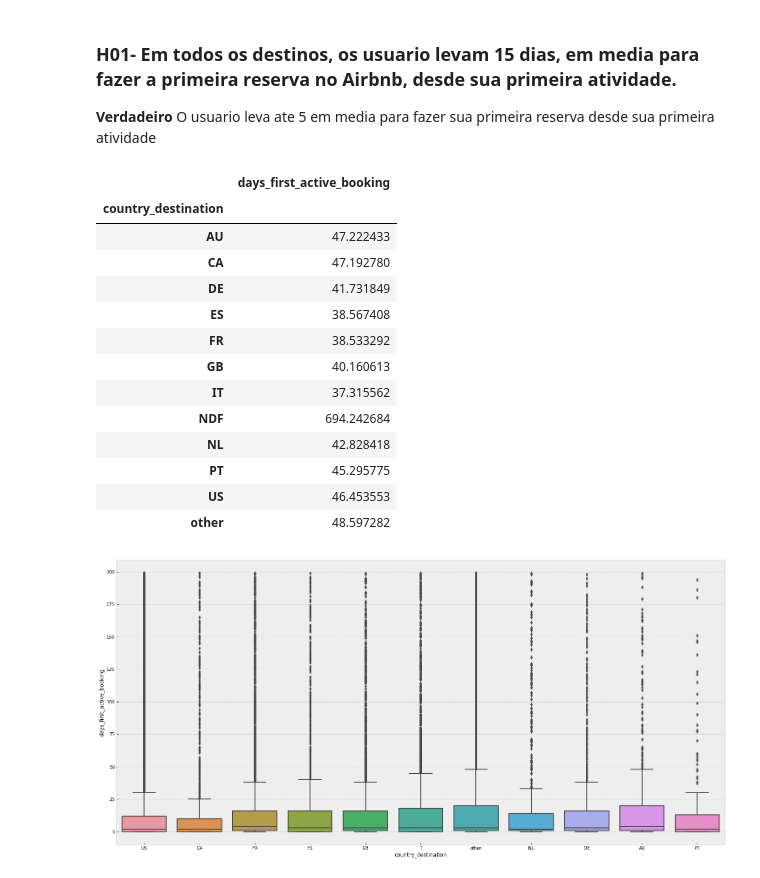
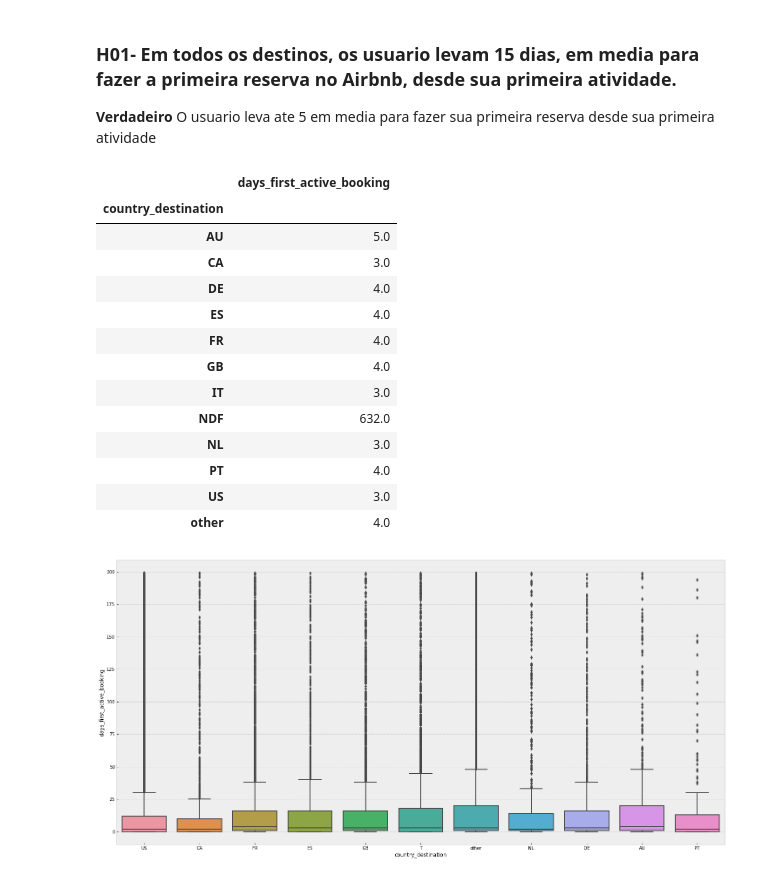
Before and after one commit to giovaneMiranda/airbnb_classificacao_agendamento, a Jupyter notebook: notebook/1.0-exploracao-dados-CRISP5.ipynb, the cells around one changed output. Cells and saved outputs as stored; diff of their text form; code cells hidden in the pictures.

```diff
--- a/notebook/1.0-exploracao-dados-CRISP5.ipynb
+++ b/notebook/1.0-exploracao-dados-CRISP5.ipynb
@@ -554,22 +551,22 @@ weekyear_first_booking x month_first_booking
 ### H01- Em todos os destinos, os usuario levam 15 dias, em media para fazer a primeira reserva no Airbnb, desde sua primeira atividade.
 **Verdadeiro** O usuario leva ate 5 em media para fazer sua primeira reserva desde sua primeira atividade
 # %%
-df4[['country_destination', 'days_first_active_booking']].groupby('country_destination').mean()
+df4[['country_destination', 'days_first_active_booking']].groupby('country_destination').median()
 # %% [output]
 |  | days_first_active_booking |
 | country_destination |  |
-| AU | 47.222433 |
-| CA | 47.192780 |
-| DE | 41.731849 |
-| ES | 38.567408 |
-| FR | 38.533292 |
-| GB | 40.160613 |
-| IT | 37.315562 |
-| NDF | 694.242684 |
-| NL | 42.828418 |
-| PT | 45.295775 |
-| US | 46.453553 |
-| other | 48.597282 |
+| AU | 5.0 |
+| CA | 3.0 |
+| DE | 4.0 |
+| ES | 4.0 |
+| FR | 4.0 |
+| GB | 4.0 |
+| IT | 3.0 |
+| NDF | 632.0 |
+| NL | 3.0 |
+| PT | 4.0 |
+| US | 3.0 |
+| other | 4.0 |
 # %%
 aux = df4[(df4['country_destination']!= 'NDF') & ( df4['days_first_active_booking']<200) ]
 sns.boxplot(x = aux['country_destination'], y = aux['days_first_active_booking']);
```
Also changed, not shown: parts of 26 cells of this notebook.
